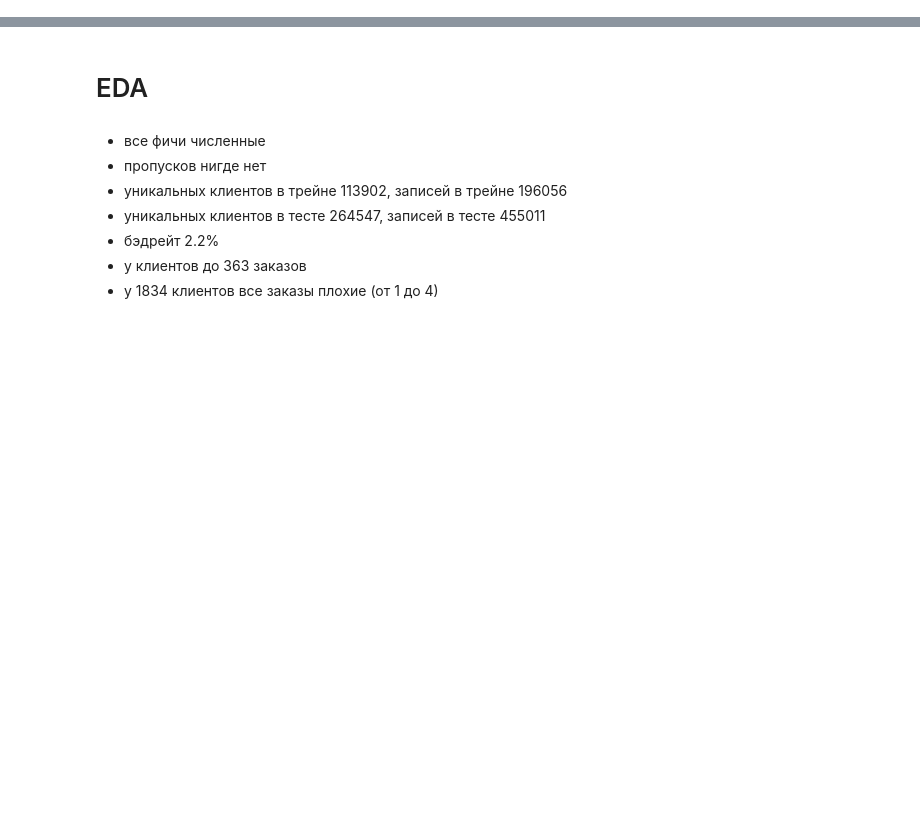
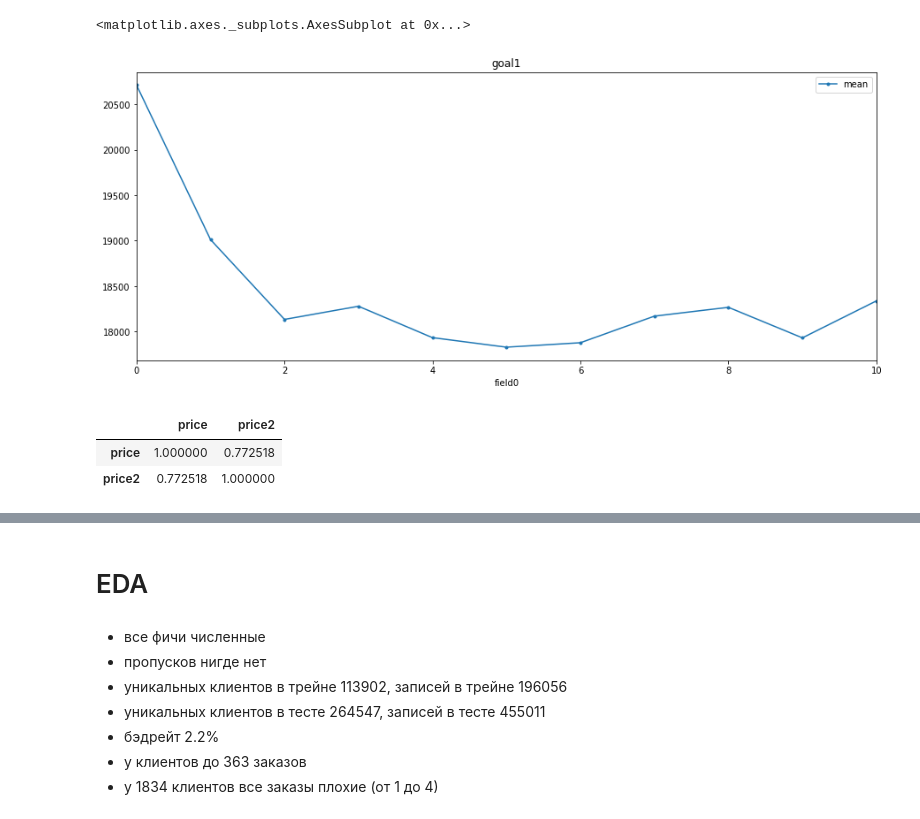
Before and after one commit to annabaydina/12trip, a Jupyter notebook: 12trip.ipynb, the cells around one changed output, grey strips where cells are left out. Cells and saved outputs as stored; diff of their text form; code cells hidden in the pictures; blank space fills up the shorter version.

```diff
--- a/12trip.ipynb
+++ b/12trip.ipynb
@@ -30,0 +189,7 @@ del df_train, df_test
+# %%
+wh[wh['field0'] <=10].groupby('field0').price.agg(['mean']).plot(figsize=(15, 6), style='.-', title=feat)
+
+wh[wh['field0'] <=100].field0.value_counts()
+# %% [output]
+<matplotlib.axes._subplots.AxesSubplot at 0x...>
+[figure, added]
@@ -30,0 +198,6 @@ del df_train, df_test
+# %%
+wh[['price', 'price2']].corr()
+# %% [output]
+|  | price | price2 |
+| price | 1.000000 | 0.772518 |
+| price2 | 0.772518 | 1.000000 |
```
Also changed, not shown: parts of 49 cells of this notebook.
